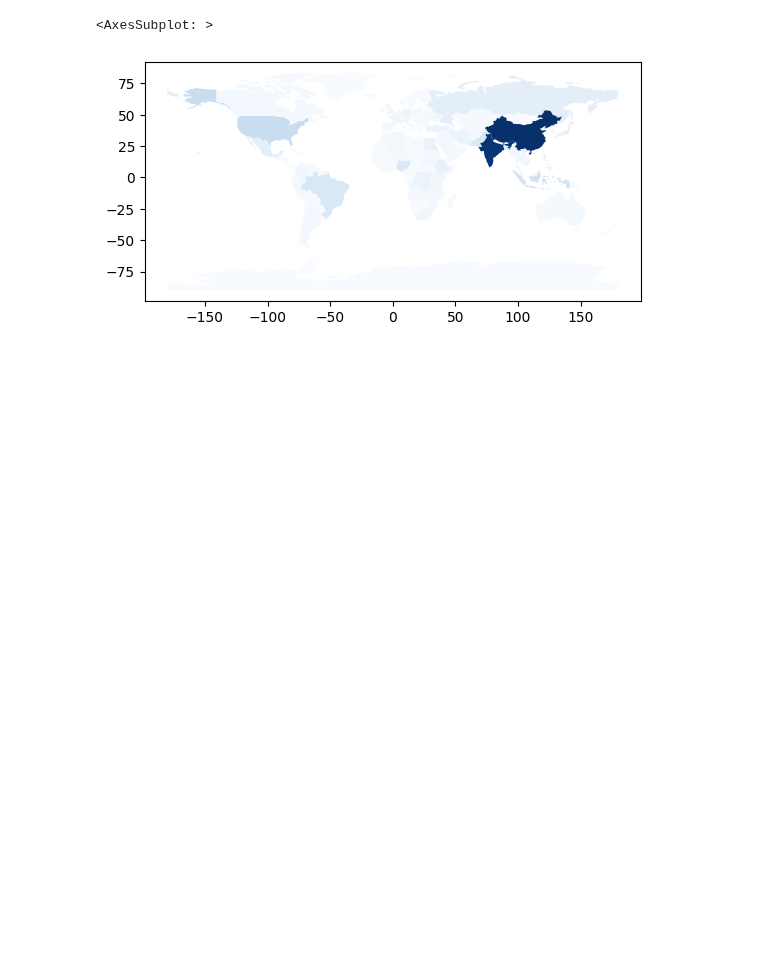
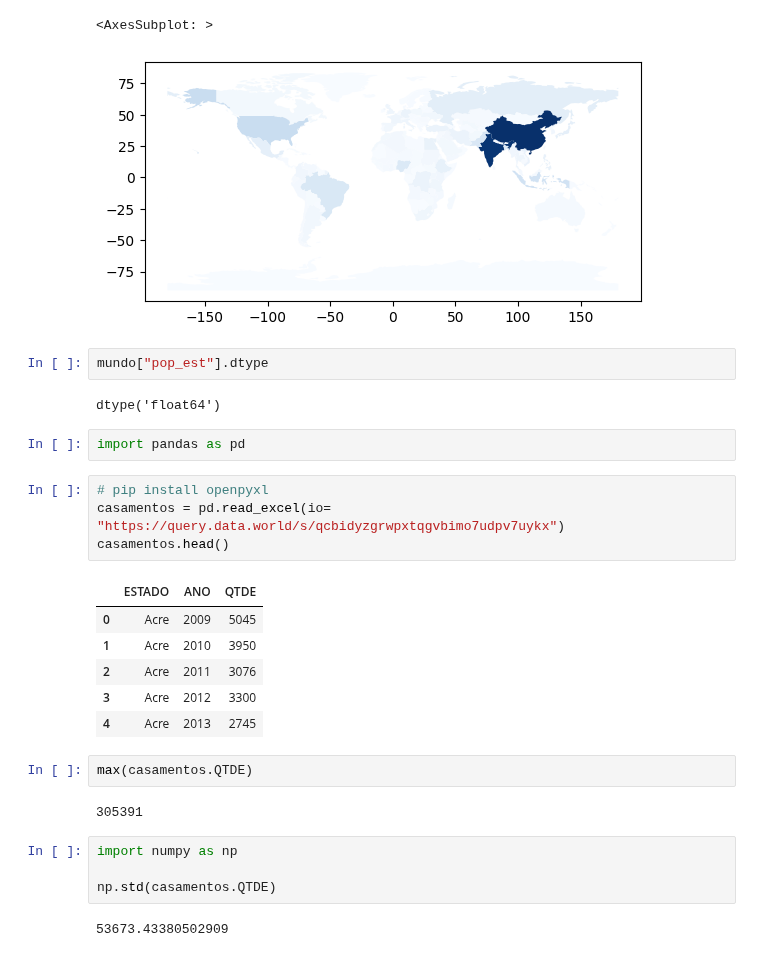
Before and after one commit to fernando-aramis-99/sandbox, a Jupyter notebook: Python/geoprocessing/aula_1.ipynb, the cells around one changed output. Cells and saved outputs as stored; diff of their text form; blank space fills up the shorter version.

```diff
--- a/Python/geoprocessing/aula_1.ipynb
+++ b/Python/geoprocessing/aula_1.ipynb
@@ -23,3 +23,30 @@ mundo.plot("pop_est", cmap = "Blues")
 # %% [output]
 <AxesSubplot: >
 [figure]
+# %%
+mundo["pop_est"].dtype
+# %% [output]
+dtype('float64')
+# %%
+import pandas as pd
+# %%
+# pip install openpyxl
+casamentos = pd.read_excel(io= "https://query.data.world/s/qcbidyzgrwpxtqgvbimo7udpv7uykx")
+casamentos.head()
+# %% [output]
+|  | ESTADO | ANO | QTDE |
+| 0 | Acre | 2009 | 5045 |
+| 1 | Acre | 2010 | 3950 |
+| 2 | Acre | 2011 | 3076 |
+| 3 | Acre | 2012 | 3300 |
+| 4 | Acre | 2013 | 2745 |
+# %%
+max(casamentos.QTDE)
+# %% [output]
+305391
+# %%
+import numpy as np
+
+np.std(casamentos.QTDE)
+# %% [output]
+53673.43380502909
```
Also changed, not shown: 2 other files.
